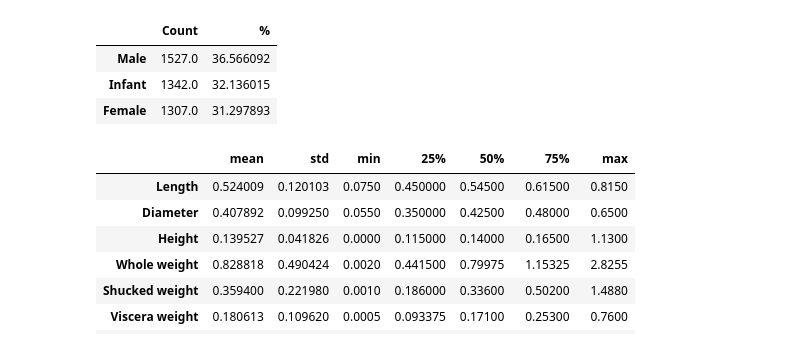
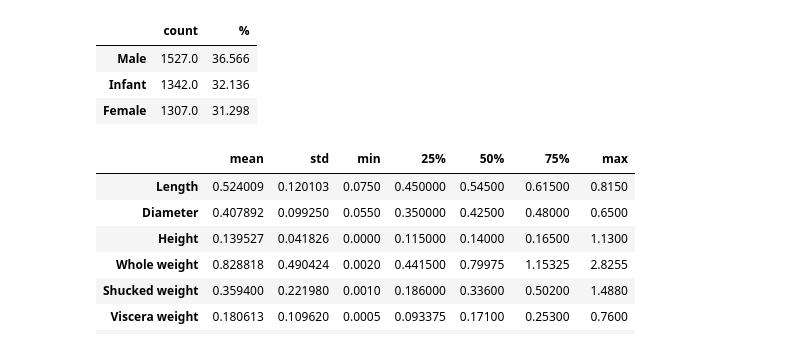
Before and after one commit to HubertKlosowski/Programming_in_Python, a Jupyter notebook: Zadanie1/zad1.ipynb, the cells around one changed output. Saved outputs shown, nothing was run; the diff lists cells and outputs as text; code cells hidden in the pictures.

```diff
--- a/Zadanie1/zad1.ipynb
+++ b/Zadanie1/zad1.ipynb
@@ -23,25 +23,25 @@ import seaborn as sns
 # %%
 data = pd.read_csv("data/data.csv", sep=',')
 unit_colnames = ['Sex', 'Length [mm]', 'Diameter [mm]', 'Height [mm]', 'Whole weight [g]', 'Shucked weight [g]',
-            'Viscera weight [g]', 'Shell weight [g]', 'Rings']
-no_unit_colnames = ['Sex', 'Length', 'Diameter', 'Height', 'Whole weight', 'Shucked weight', 'Viscera weight', 'Shell weight', 'Rings']
-df = data.select_dtypes(include=['number'])
+                 'Viscera weight [g]', 'Shell weight [g]', 'Rings']
+no_unit_colnames = ['Sex', 'Length', 'Diameter', 'Height', 'Whole weight', 'Shucked weight', 'Viscera weight',
+                    'Shell weight', 'Rings']
 data.columns = no_unit_colnames
-df.columns = no_unit_colnames[1:]
 # %%
 # 1. Table of the distribution of the qualitative variable in the dataset
 # %%
 def qualitative_characteristics():
     v1 = data['Sex'].value_counts().values
-    return [v1, v1 / v1.sum() * 100]
+    percentages = [round(l / v1.sum() * 100, 3) for l in v1]
+    return [v1, percentages]
 
-table1 = pd.DataFrame(qualitative_characteristics(), columns=["Male", "Infant", "Female"], index=["Count", "%"])
+table1 = pd.DataFrame(qualitative_characteristics(), columns=["Male", "Infant", "Female"], index=["count", "%"])
 display(table1.T)
 # %% [output]
-|  | Count | % |
-| Male | 1527.0 | 36.566092 |
-| Infant | 1342.0 | 32.136015 |
-| Female | 1307.0 | 31.297893 |
+|  | count | % |
+| Male | 1527.0 | 36.566 |
+| Infant | 1342.0 | 32.136 |
+| Female | 1307.0 | 31.298 |
 # %%
 # 2. Table with summary statistics for the quantitative variables in the dataset
 # %%
```
Also changed, not shown: parts of 6 cells of this notebook, 1 other file.
